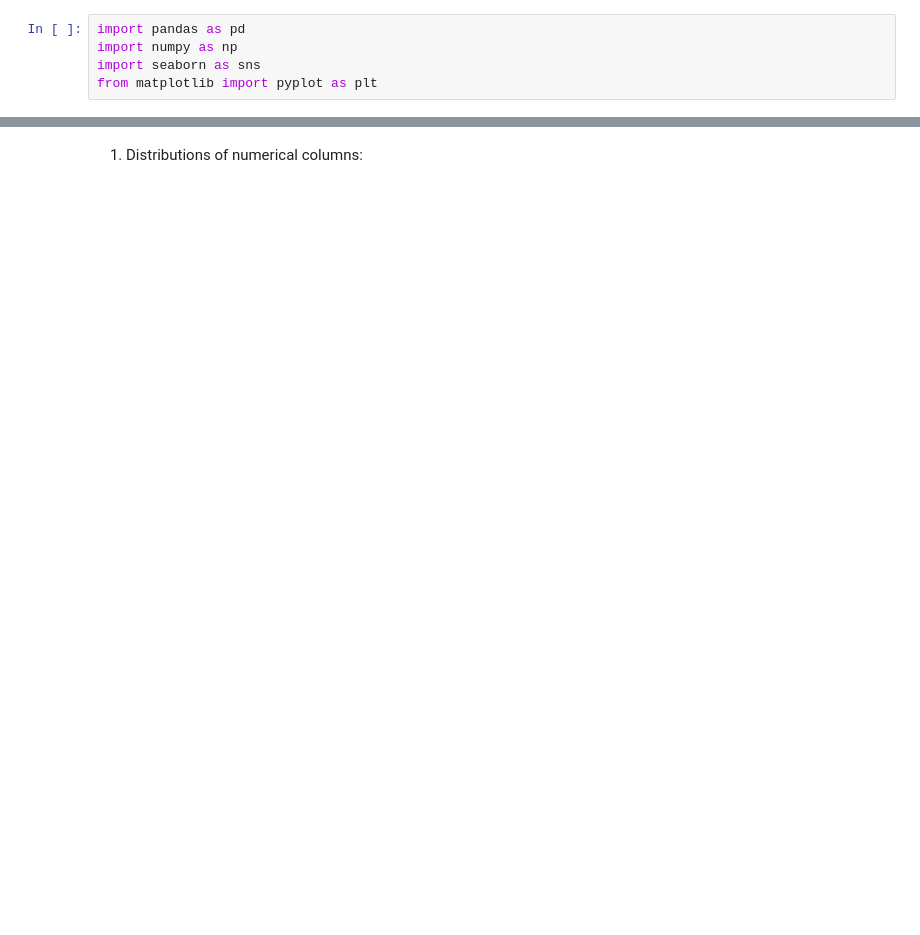
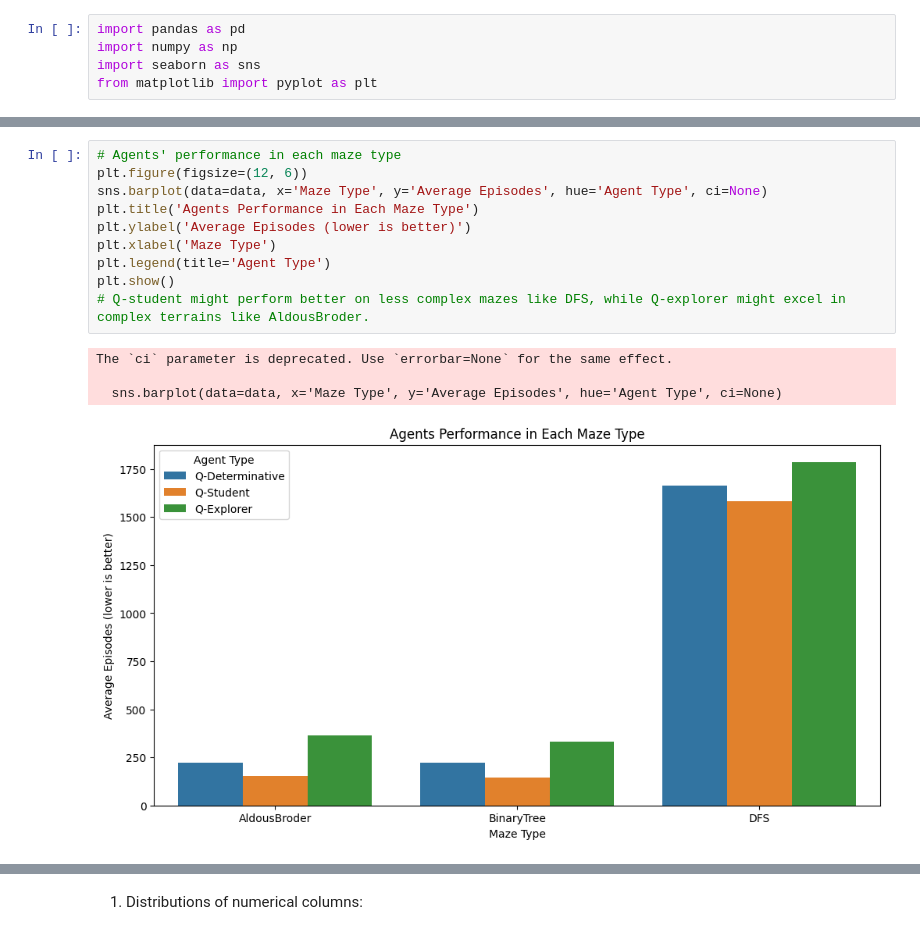
Before and after one commit to Anniegavr/MazeRunner-ML, a Jupyter notebook: EDA/Data_Pipeline.ipynb, the cells around one changed output, grey strips where cells are left out. Cells and saved outputs as stored; diff of their text form; blank space fills up the shorter version.

```diff
--- a/EDA/Data_Pipeline.ipynb
+++ b/EDA/Data_Pipeline.ipynb
@@ -68,0 +92,15 @@ data.drop(columns=['Size'], inplace=True)
+# %%
+# Agents' performance in each maze type
+plt.figure(figsize=(12, 6))
+sns.barplot(data=data, x='Maze Type', y='Average Episodes', hue='Agent Type', ci=None)
+plt.title('Agents Performance in Each Maze Type')
+plt.ylabel('Average Episodes (lower is better)')
+plt.xlabel('Maze Type')
+plt.legend(title='Agent Type')
+plt.show()
+# Q-student might perform better on less complex mazes like DFS, while Q-explorer might excel in complex terrains like AldousBroder.
+# %% [output]
+The `ci` parameter is deprecated. Use `errorbar=None` for the same effect.
+
+  sns.barplot(data=data, x='Maze Type', y='Average Episodes', hue='Agent Type', ci=None)
+[figure, added]
```
Also changed, not shown: parts of 26 cells of this notebook.
